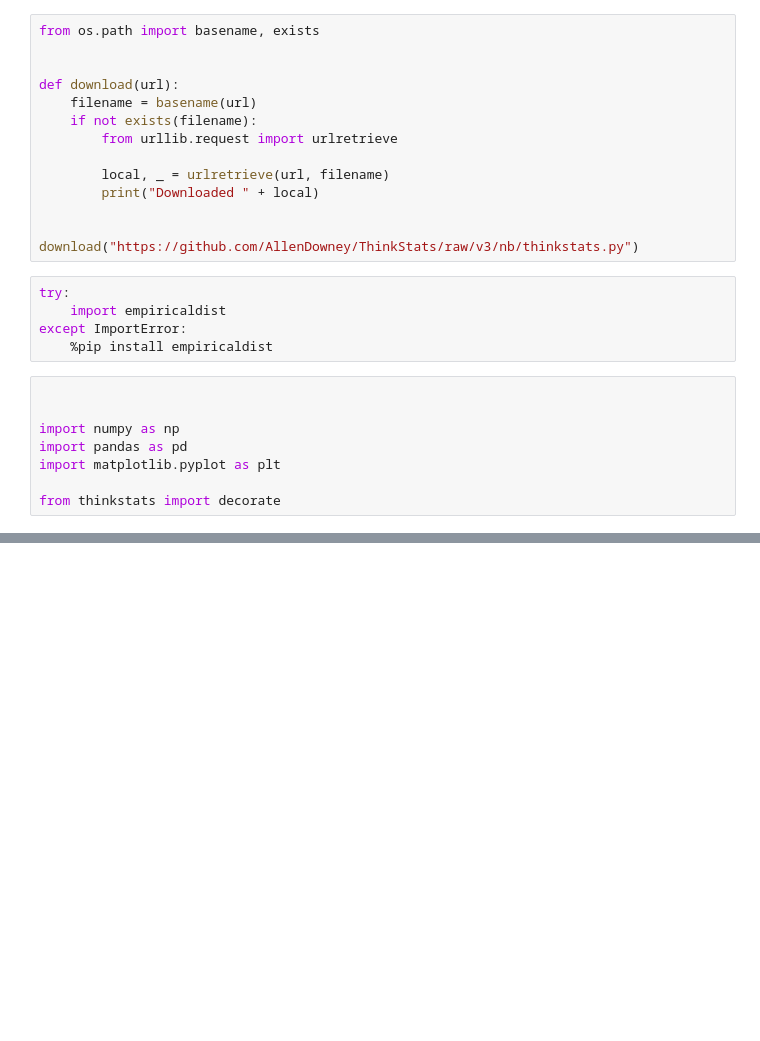
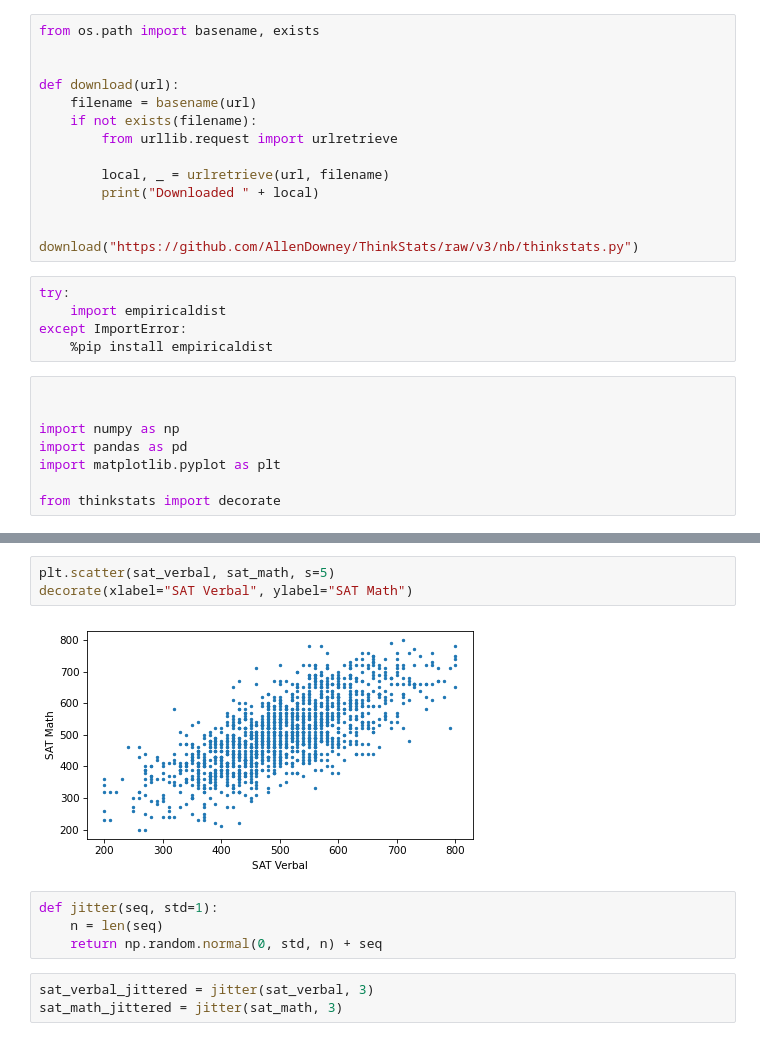
Before and after one commit to lochnes-007/EDA, a Jupyter notebook: relnbwvars.ipynb, the cells around one changed output, grey strips where cells are left out. Cells and saved outputs as stored; diff of their text form; blank space fills up the shorter version.

```diff
--- a/relnbwvars.ipynb
+++ b/relnbwvars.ipynb
@@ -31,0 +89,12 @@ Downloaded nlsy97-extract.csv.gz
+# %%
+plt.scatter(sat_verbal, sat_math, s=5)
+decorate(xlabel="SAT Verbal", ylabel="SAT Math")
+# %% [output]
+[figure, added]
+# %%
+def jitter(seq, std=1):
+    n = len(seq)
+    return np.random.normal(0, std, n) + seq
+# %%
+sat_verbal_jittered = jitter(sat_verbal, 3)
+sat_math_jittered = jitter(sat_math, 3)
```
Also changed, not shown: parts of 12 cells of this notebook.
